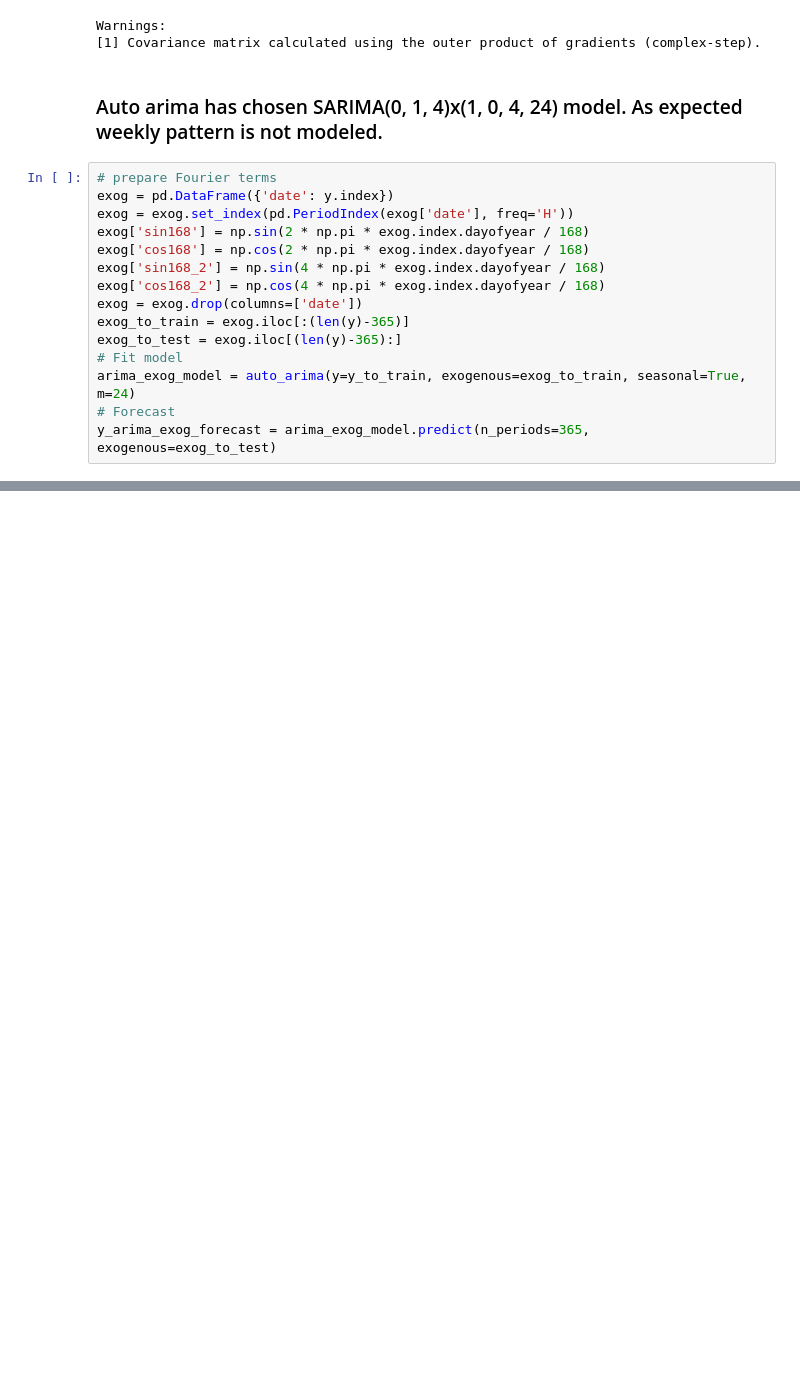
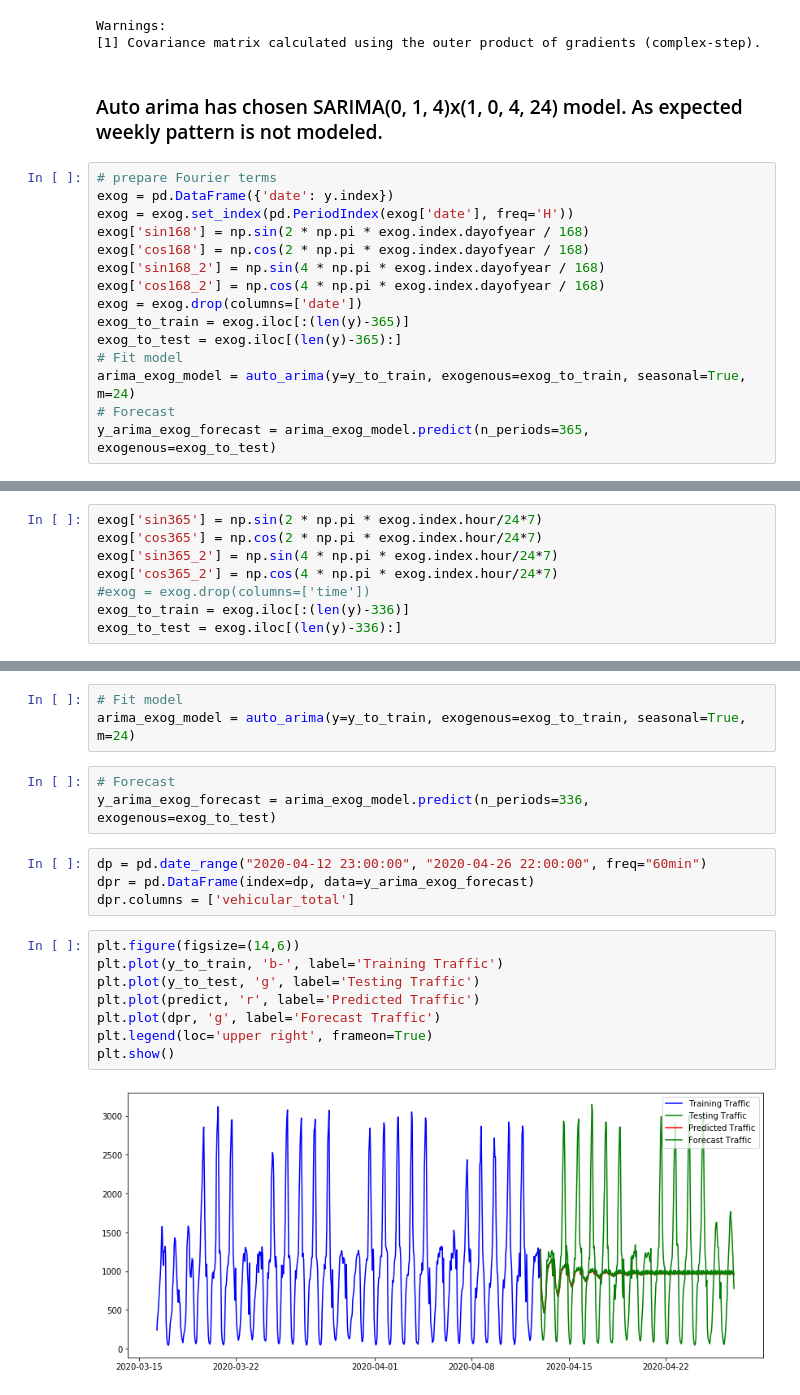
Before and after one commit to satishukadam/notebooks, a Jupyter notebook: SmartCity/MultipleSeasonalTimeSeriesAnalysis.ipynb, the cells around one changed output, grey strips where cells are left out. Saved outputs shown, nothing was run; the diff lists cells and outputs as text; blank space fills up the shorter version.

```diff
--- a/SmartCity/MultipleSeasonalTimeSeriesAnalysis.ipynb
+++ b/SmartCity/MultipleSeasonalTimeSeriesAnalysis.ipynb
@@ -145,0 +194,8 @@ plt.plot(y_arima_exog_forecast)
+# %%
+exog['sin365'] = np.sin(2 * np.pi * exog.index.hour/24*7)
+exog['cos365'] = np.cos(2 * np.pi * exog.index.hour/24*7)
+exog['sin365_2'] = np.sin(4 * np.pi * exog.index.hour/24*7)
+exog['cos365_2'] = np.cos(4 * np.pi * exog.index.hour/24*7)
+#exog = exog.drop(columns=['time'])
+exog_to_train = exog.iloc[:(len(y)-336)]
+exog_to_test = exog.iloc[(len(y)-336):]
@@ -145,0 +219,20 @@ plt.plot(y_arima_exog_forecast)
+# %%
+# Fit model
+arima_exog_model = auto_arima(y=y_to_train, exogenous=exog_to_train, seasonal=True, m=24)
+# %%
+# Forecast
+y_arima_exog_forecast = arima_exog_model.predict(n_periods=336, exogenous=exog_to_test)
+# %%
+dp = pd.date_range("2020-04-12 23:00:00", "2020-04-26 22:00:00", freq="60min")
+dpr = pd.DataFrame(index=dp, data=y_arima_exog_forecast)
+dpr.columns = ['vehicular_total']
+# %%
+plt.figure(figsize=(14,6))
+plt.plot(y_to_train, 'b-', label='Training Traffic')
+plt.plot(y_to_test, 'g', label='Testing Traffic')
+plt.plot(predict, 'r', label='Predicted Traffic')
+plt.plot(dpr, 'g', label='Forecast Traffic')
+plt.legend(loc='upper right', frameon=True)
+plt.show()
+# %% [output]
+[figure, added]
```
Also changed, not shown: parts of 14 cells of this notebook.
